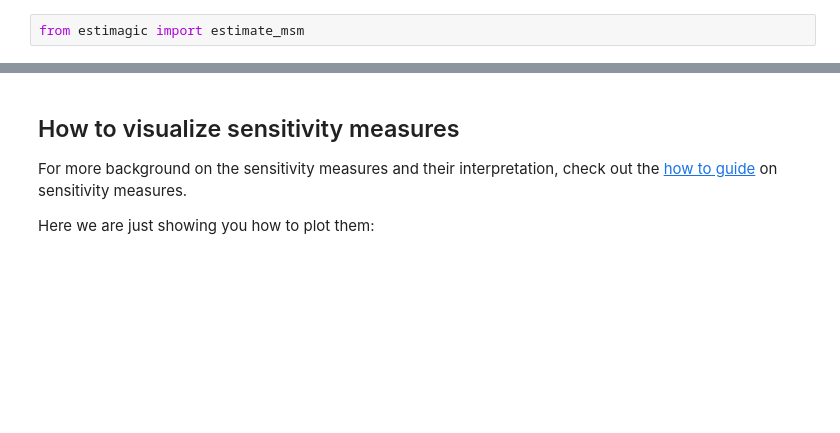
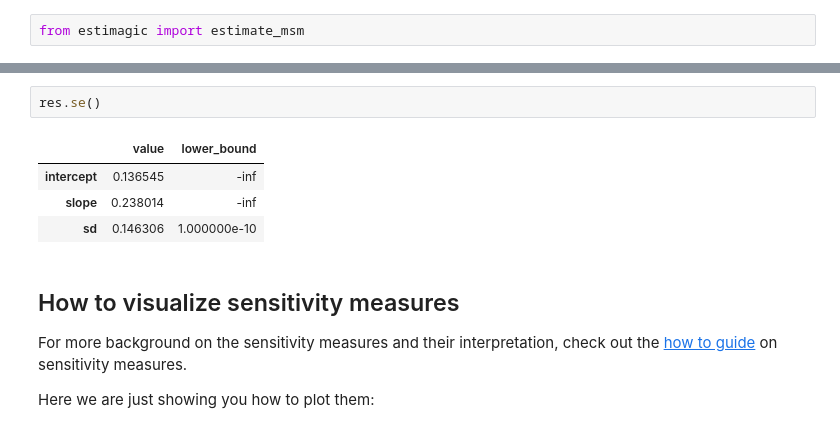
Before and after one commit to optimagic-dev/optimagic, a Jupyter notebook: docs/source/getting_started/estimation/first_msm_estimation_with_estimagic.ipynb, the cells around one changed output, grey strips where cells are left out. Drawn from its saved outputs; the diff is of its cells as text; blank space fills up the shorter version.

```diff
--- a/docs/source/getting_started/estimation/first_msm_estimation_with_estimagic.ipynb
+++ b/docs/source/getting_started/estimation/first_msm_estimation_with_estimagic.ipynb
@@ -164,3 +169,10 @@ dict_keys(['summary', 'cov', 'sensitivity', 'jacobian', 'optimize_res', 'jacobia
+# %%
+res.se()
+# %% [output]
+|  | value | lower_bound |
+| intercept | 0.136545 | -inf |
+| slope | 0.238014 | -inf |
+| sd | 0.146306 | 1.000000e-10 |
 # %% [markdown]
 ## How to visualize sensitivity measures
 
```
Also changed, not shown: parts of 8 cells of this notebook, 2 other files.
